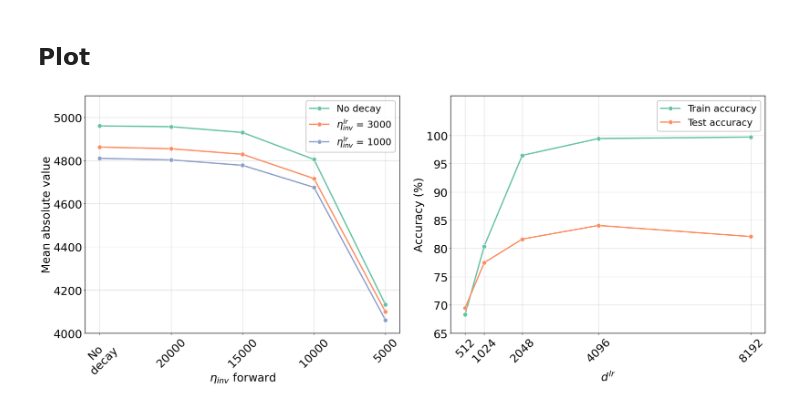
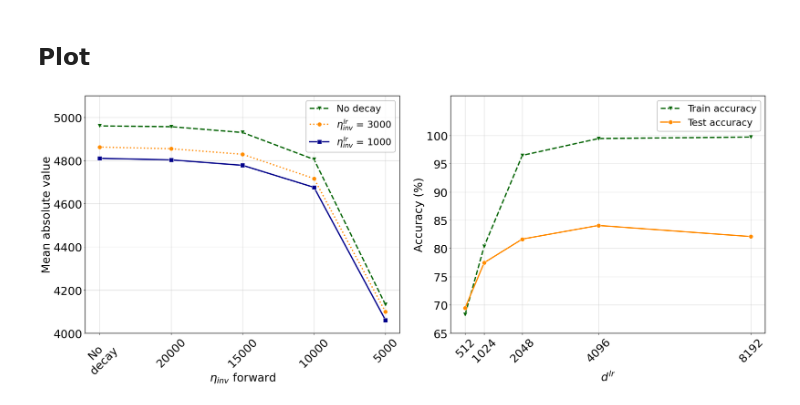
Before and after one commit to AI-Tech-Research-Lab/nitro-d, a Jupyter notebook: figures/plot_decay_and_dim.ipynb, the cells around one changed output. Saved outputs shown, nothing was run; the diff lists cells and outputs as text; code cells hidden in the pictures.

Commit message:
Figures for paper

```diff
--- a/figures/plot_decay_and_dim.ipynb
+++ b/figures/plot_decay_and_dim.ipynb
@@ -6,7 +7,7 @@ import pandas as pd
 ## Weight decay data
 # %%
 names = ['fwd_decay_inv', 'lrn_decay_inv', 'train_acc', 'test_acc', 'conv_0', 'linear_0', 'conv_1', 'linear_1', 'conv_2', 'linear_2', 'conv_3', 'linear_3', 'conv_4', 'linear_4', 'conv_5', 'linear_5', 'conv_6', 'linear_6', 'linear_out']
-weight_df = pd.read_csv('res/weight_decay.csv', names=names, header=None)
+weight_df = pd.read_csv('weight_decay.csv', names=names, header=None)
 layers_columns = weight_df.columns[4:]
 weight_df
 # %% [output]
@@ -40,7 +41,7 @@ weight_y_labels = [no_decay_placeholder, 3000, 1000]
 # %% [markdown]
 ## Dim learning layers data
 # %%
-dim_df = pd.read_csv('res/learning_dim.csv', names=['learning_dim', 'train_acc', 'test_acc'], header=None)
+dim_df = pd.read_csv('learning_dim.csv', names=['learning_dim', 'train_acc', 'test_acc'], header=None)
 dim_df[["train_acc", "test_acc"]] = dim_df[["train_acc", "test_acc"]] * 100
 dim_df
 # %% [output]
@@ -88,44 +89,47 @@ fig, axs = plt.subplots(1, 2, figsize=(24, 10))
 axs[0].set_xlabel(weight_x_label, labelpad=-10)
 axs[0].set_ylabel(weight_y_label)
 
-sns.lineplot(
-    data=weight_df, x='fwd_decay_inv',y=block_columns[0],
-    hue='lrn_decay_inv', ax=axs[0], marker='o', errorbar=None,
-    linewidth=3, markersize=10, palette=weight_colors
-)
+# sns.lineplot(
+#     data=weight_df, x='fwd_decay_inv',y=block_columns[0],
+#     hue='lrn_decay_inv', ax=axs[0], marker='o', errorbar=None,
+#     linewidth=3, markersize=10, palette=weight_colors
+# )
+kwargs = dict(ax=axs[0], errorbar=None, linewidth=3, markersize=10)
+
+sns.lineplot(data=weight_df[weight_df["lrn_decay_inv"] == 1000], x='fwd_decay_inv', y=block_columns[0], marker='v', linestyle="dashed", **kwargs, color="darkgreen")
+sns.lineplot(data=weight_df[weight_df["lrn_decay_inv"] == 3000], x='fwd_decay_inv', y=block_columns[0], marker='o',linestyle="dotted", **kwargs, color="darkorange")
+sns.lineplot(data=weight_df[weight_df["lrn_decay_inv"] == 25000], x='fwd_decay_inv', y=block_columns[0], marker='s',  **kwargs, color="darkblue")
 
 axs[0].invert_xaxis()
 axs[0].set_xticks(weight_df['fwd_decay_inv'].unique(), labels=weight_x_labels)
 axs[0].set_ylim(4000, 5100)
 axs[0].xaxis.set_tick_params(rotation=45)
 axs[0].tick_params(axis='x')
 axs[0].tick_params(axis='y')
 
 legend = axs[0].legend(weight_legend_labels, loc='upper right')
 frame = legend.get_frame()
 frame.set_edgecolor('0.5')
 axs[0].grid(linewidth=1, alpha=0.5, axis='both')
 
 # Dimension plot
-kwargs = dict(ax=axs[1], marker='o', linestyle='-', errorbar=None, linewidth=3, markersize=10)
-sns.lineplot(data=dim_df, x='learning_dim', y='train_acc', **kwargs, color=dim_colors[0])
-sns.lineplot(data=dim_df, x='learning_dim', y='test_acc', **kwargs, color=dim_colors[1])
+kwargs = dict(ax=axs[1], errorbar=None, linewidth=3, markersize=10)
+sns.lineplot(data=dim_df, x='learning_dim', y='train_acc', marker='v', linestyle="dashed", **kwargs, color="darkgreen")
+sns.lineplot(data=dim_df, x='learning_dim', y='test_acc', marker='o', **kwargs, color="darkorange")
 
 axs[1].set_xticks(dim_df['learning_dim'].unique())
 axs[1].xaxis.set_tick_params(rotation=45)
 axs[1].set_xlabel(dim_x_label, labelpad=16)
 axs[1].set_yticks(range(0, 101, 5), labels=range(0, 101, 5))
 axs[1].set_ylim(65, 107)
 axs[1].set_ylabel(dim_y_label)
 
 # ax.set_title(title, fontsize=25)
 legend = axs[1].legend(dim_legend_labels, loc='upper right')
 frame = legend.get_frame()
 frame.set_edgecolor('0.5')
 axs[1].grid(linewidth=1, alpha=0.5, axis='both')
 
 plt.tight_layout()
-plt.savefig('out/weight_and_dim_effect.png')
-plt.savefig('out/weight_and_dim_effect.pdf')
 # %% [output]
-[figure, old version]
+[figure, new version]
```
Also changed, not shown: parts of 2 cells of this notebook, 16 other files.
